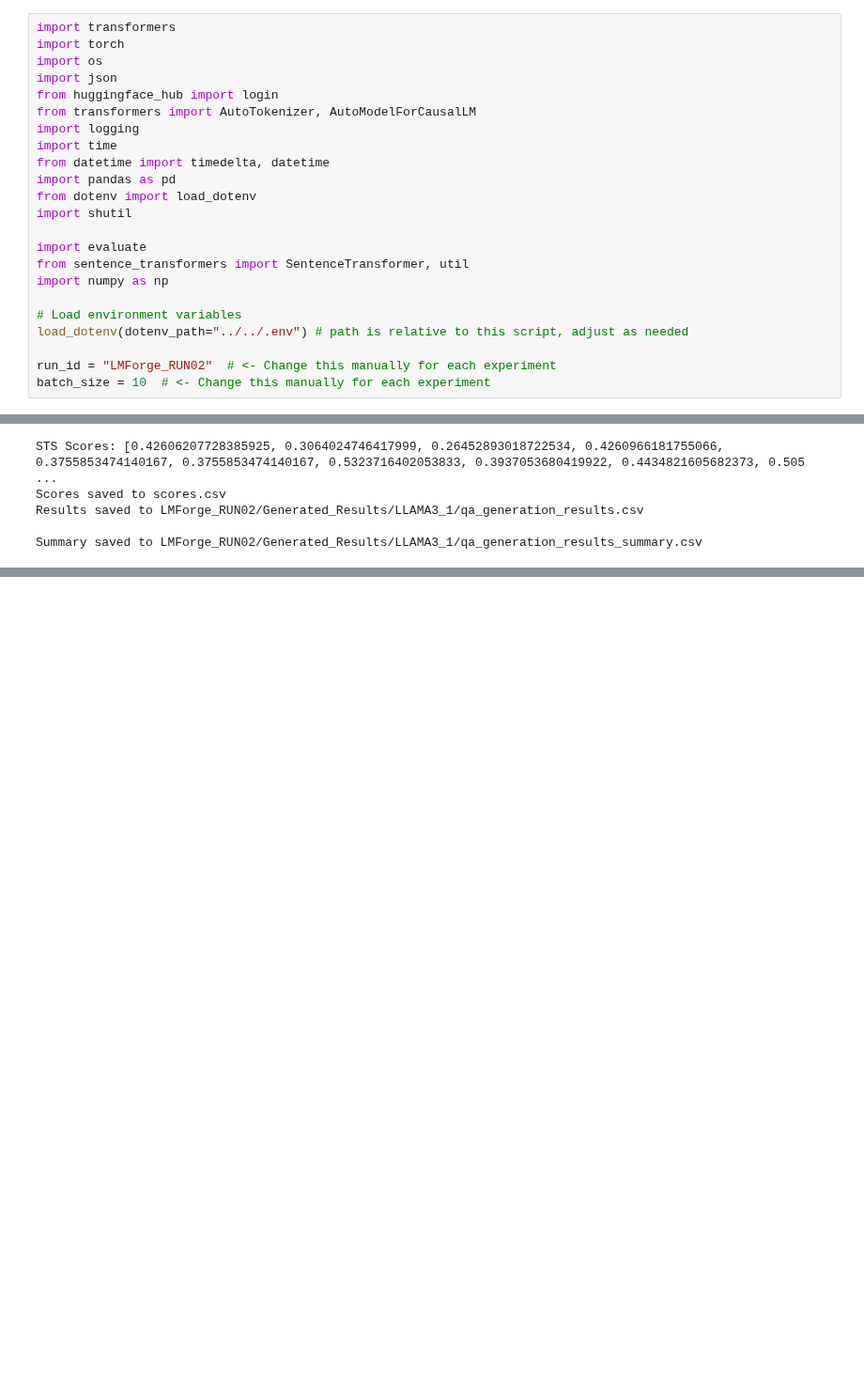
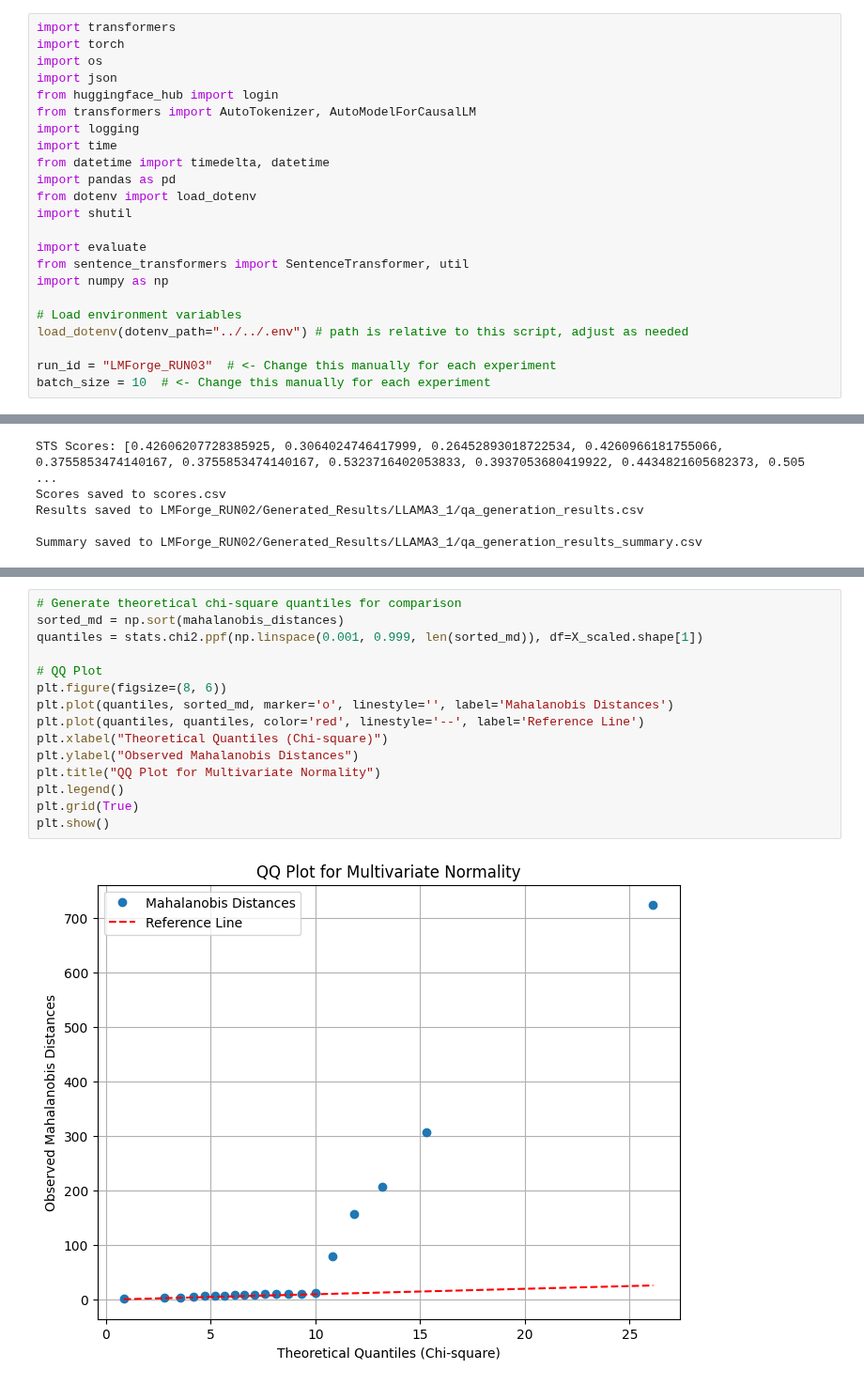
Before and after one commit to jeffreywallphd/LMForge, a Jupyter notebook: Sandbox/Cletus/LLama_Model_Testing.ipynb, the cells around one changed output, grey strips where cells are left out. Shown at 94% size. Saved outputs shown, nothing was run; the diff lists cells and outputs as text; blank space fills up the shorter version.

```diff
--- a/Sandbox/Cletus/LLama_Model_Testing.ipynb
+++ b/Sandbox/Cletus/LLama_Model_Testing.ipynb
@@ -28,7 +28,7 @@ import numpy as np
 # Load environment variables
 load_dotenv(dotenv_path="../../.env") # path is relative to this script, adjust as needed
 
-run_id = "LMForge_RUN02"  # <- Change this manually for each experiment
+run_id = "LMForge_RUN03"  # <- Change this manually for each experiment
 batch_size = 10  # <- Change this manually for each experiment
 # %%
 import logging
@@ -452,0 +563,17 @@ Summary saved to LMForge_RUN02/Generated_Results/LLAMA3_1/qa_generation_results_
+# %%
+# Generate theoretical chi-square quantiles for comparison
+sorted_md = np.sort(mahalanobis_distances)
+quantiles = stats.chi2.ppf(np.linspace(0.001, 0.999, len(sorted_md)), df=X_scaled.shape[1])
+
+# QQ Plot
+plt.figure(figsize=(8, 6))
+plt.plot(quantiles, sorted_md, marker='o', linestyle='', label='Mahalanobis Distances')
+plt.plot(quantiles, quantiles, color='red', linestyle='--', label='Reference Line')
+plt.xlabel("Theoretical Quantiles (Chi-square)")
+plt.ylabel("Observed Mahalanobis Distances")
+plt.title("QQ Plot for Multivariate Normality")
+plt.legend()
+plt.grid(True)
+plt.show()
+# %% [output]
+[figure, added]
```
Also changed, not shown: parts of 7 cells of this notebook, 5 other files.
